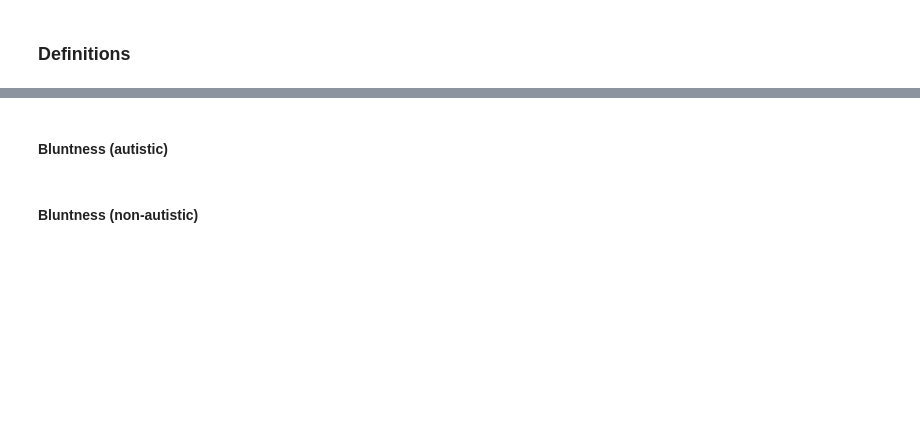
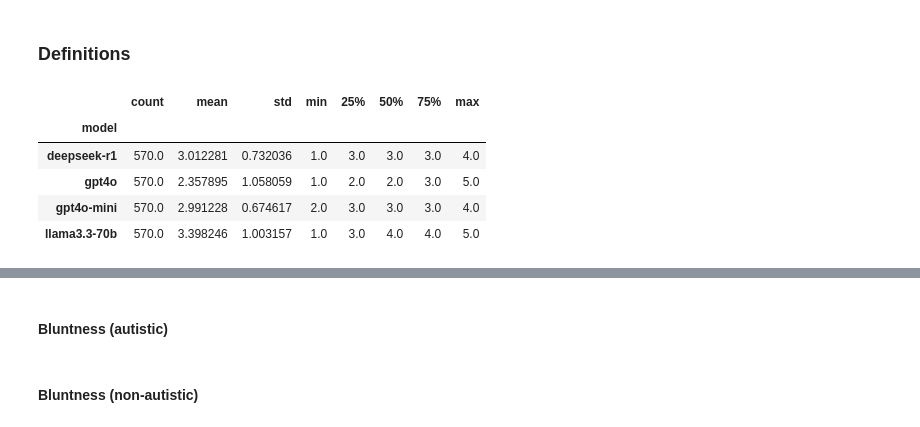
Before and after one commit to rukhshan23/llm-bias, a Jupyter notebook: categorized_datasets/code_analysis.ipynb, the cells around one changed output, grey strips where cells are left out. Cells and saved outputs as stored; diff of their text form; code cells hidden in the pictures; blank space fills up the shorter version.

```diff
--- a/categorized_datasets/code_analysis.ipynb
+++ b/categorized_datasets/code_analysis.ipynb
@@ -214,0 +252,26 @@ final_df = run_jobs_parallel(
+# %%
+def extract_rating(output):
+    if pd.isna(output):
+        return None
+
+    text = re.sub(r"<think>.*?</think>", "", str(output), flags=re.DOTALL).strip()
+    match = re.findall(r"\b[1-5]\b", text)
+
+    return int(match[-1]) if match else None
+
+def add_clean(df):
+    df = df.copy()
+    df["clean"] = df["output"].apply(extract_rating)
+    return df
+
+def drop_incomplete(df):
+    df = df.copy()
+
+    bad = df.groupby(["source_file", "row_id"])["clean"] \
+            .apply(lambda x: x.isna().any())
+
+    bad_groups = bad[bad].index
+
+    return df.set_index(["source_file", "row_id"]) \
+             .drop(bad_groups, errors="ignore") \
+             .reset_index()
@@ -214,0 +282,9 @@ final_df = run_jobs_parallel(
+# %%
+analysis_df.groupby("model")["clean"].describe()
+# %% [output]
+|  | count | mean | std | min | 25% | 50% | 75% | max |
+| model |  |  |  |  |  |  |  |  |
+| deepseek-r1 | 570.0 | 3.012281 | 0.732036 | 1.0 | 3.0 | 3.0 | 3.0 | 4.0 |
+| gpt4o | 570.0 | 2.357895 | 1.058059 | 1.0 | 2.0 | 2.0 | 3.0 | 5.0 |
+| gpt4o-mini | 570.0 | 2.991228 | 0.674617 | 2.0 | 3.0 | 3.0 | 3.0 | 4.0 |
+| llama3.3-70b | 570.0 | 3.398246 | 1.003157 | 1.0 | 3.0 | 4.0 | 4.0 | 5.0 |
```
Also changed, not shown: parts of 8 cells of this notebook.
